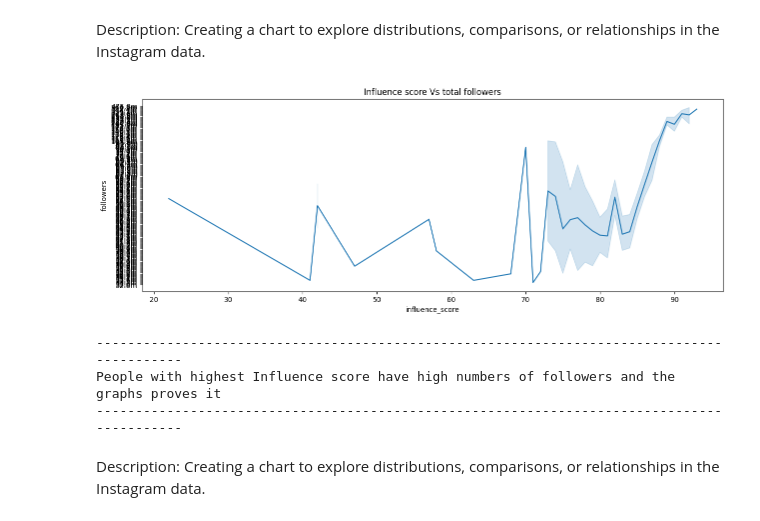
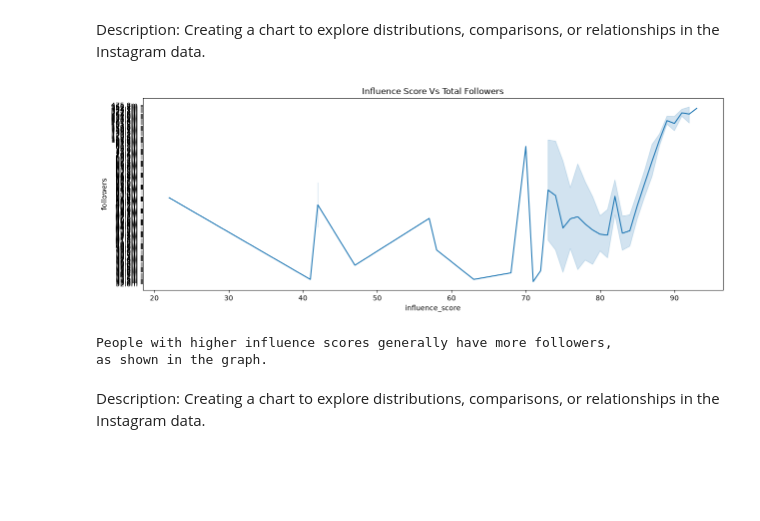
Before and after one commit to tk0860105-commits/Data-Analytics-Projects, a Jupyter notebook: EDA of Instagram Database.ipynb, the cells around one changed output. Saved outputs shown, nothing was run; the diff lists cells and outputs as text; code cells hidden in the pictures; blank space fills up the shorter version.

```diff
--- a/EDA of Instagram Database.ipynb
+++ b/EDA of Instagram Database.ipynb
@@ -282,16 +291,20 @@ there number of likes
 # %% [markdown]
 Description: Creating a chart to explore distributions, comparisons, or relationships in the Instagram data.
 # %%
-plt.figure(figsize=(15,5))
-plt.title("Influence score Vs total followers")
-sns.lineplot(df=df, x="influence_score", y="followers")
+
+plt.figure(figsize=(15, 5))
+
+plt.title("Influence Score Vs Total Followers")
+
+sns.lineplot(data=df, x="influence_score", y="followers")
+
 plt.show()
 
-print("People with highest Influence score have high numbers of followers and the graphs proves it")
+print("People with higher influence scores generally have more followers,")
+print("as shown in the graph.")
 # %% [output]
-[figure, old version]
+[figure, new version]
--------------------------------------------------------------------------------------------
-People with highest Influence score have high numbers of followers and the graphs proves it
--------------------------------------------------------------------------------------------
+People with higher influence scores generally have more followers,
+as shown in the graph.
 # %% [markdown]
 Description: Creating a chart to explore distributions, comparisons, or relationships in the Instagram data.
```
Also changed, not shown: parts of 2 cells of this notebook.
